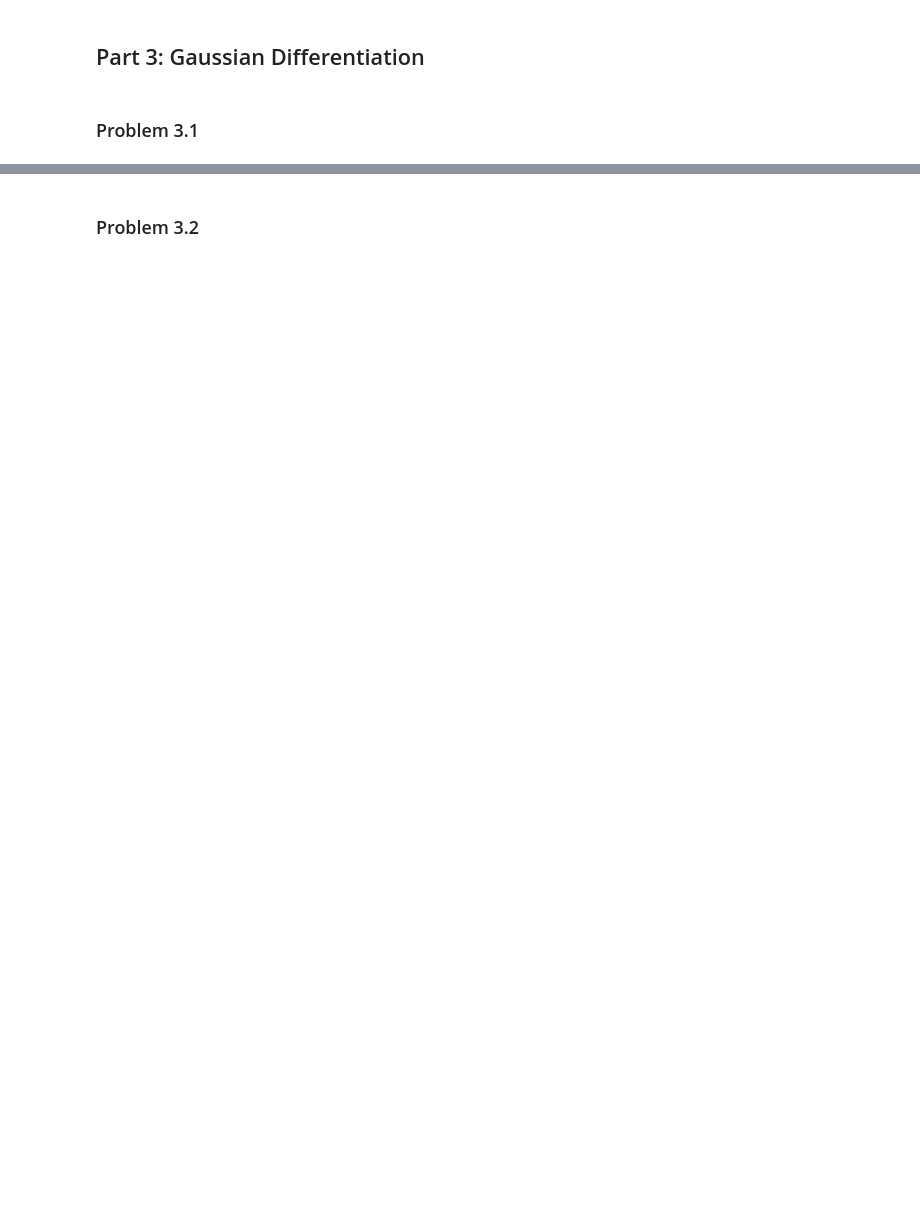
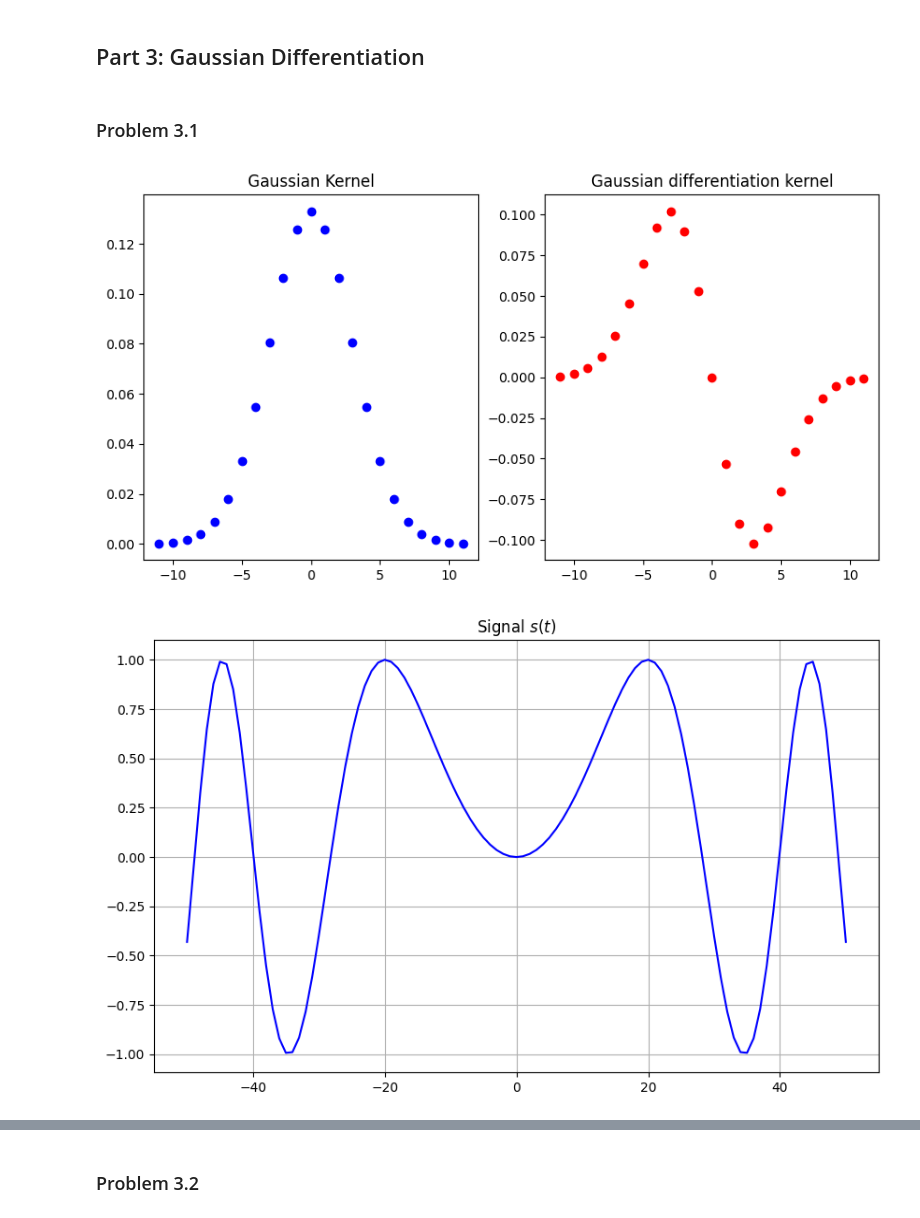
Before and after one commit to mhy-666/ComputerVision, a Jupyter notebook: homework01.ipynb, the cells around one changed output, grey strips where cells are left out. Drawn from its saved outputs; the diff is of its cells as text; code cells hidden in the pictures; blank space fills up the shorter version.

```diff
--- a/homework01.ipynb
+++ b/homework01.ipynb
@@ -24,0 +121,59 @@ _**Group Members:**_
+# %%
+def s_func(t,T=50):
+    T=50
+    res=np.sin((np.pi*t/T)**2)
+    return res
+
+def s_true_derivative(t, T):
+    return np.sin(2 * np.pi * t / T) * (np.pi / T)
+# %%
+T=50
+sigma=3
+
+def plot_signal(title, t, signal, zero_line=True):
+    plt.plot(t, signal, 'b-')
+    if zero_line:
+        plt.axhline(0, color='red', linewidth=1)
+    plt.title(title)
+    plt.grid(True)
+
+# Generate signals
+t = np.arange(-T, T + 1)
+s = s_func(t)
+t_truncated = np.arange(-39,40)
+
+s_true_d = s_true_derivative(t_truncated, T)
+
+# Generate kernels
+g, x_g = gaussian(sigma)
+d, x_d = d_gaussian(sigma)
+
+# Convolve
+s_smoothed = np.convolve(s, g, mode='valid')
+s_computed_d = np.convolve(s, d, mode='valid')
+
+# Plot Gaussian and its derivative
+plt.figure(figsize=(10, 5))
+plt.subplot(1, 2, 1)
+plt.plot(x_g, g, 'bo')
+plt.title('Gaussian Kernel')
+plt.subplot(1, 2, 2)
+plt.plot(x_d, d, 'ro')
+plt.title('Gaussian differentiation kernel')
+plt.show()
+
+# Plot signal and its transformations
+plt.figure(figsize=(10, 6))
+plot_signal('Signal $s(t)$', t, s, False)
+plt.figure(figsize=(10, 6))
+plot_signal('Smoothed Signal $s(t)$ with $g$', t_truncated, s_smoothed)
+plt.figure(figsize=(10, 6))
+plot_signal('Numerical Derivative $ds(t)/dt$ with $d$', t_truncated, s_computed_d)
+plt.figure(figsize=(8.5, 6))
+plot_signal('Difference between Numerical and Exact Derivatives', t_truncated, s_computed_d - s_true_d)
+
+plt.tight_layout()
+plt.show()
+# %% [output]
+[figure, added]
+[figure, added]
```
Also changed, not shown: parts of 23 cells of this notebook, 1 other file.
